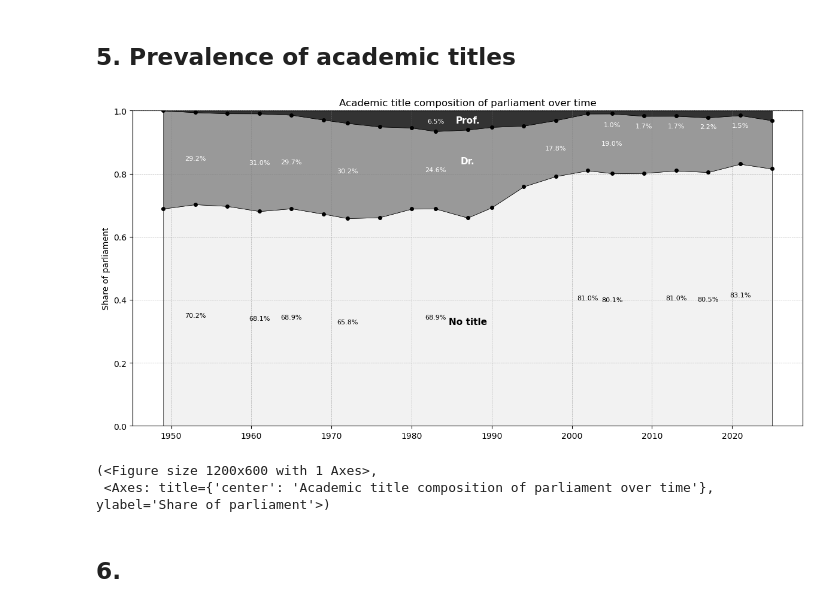
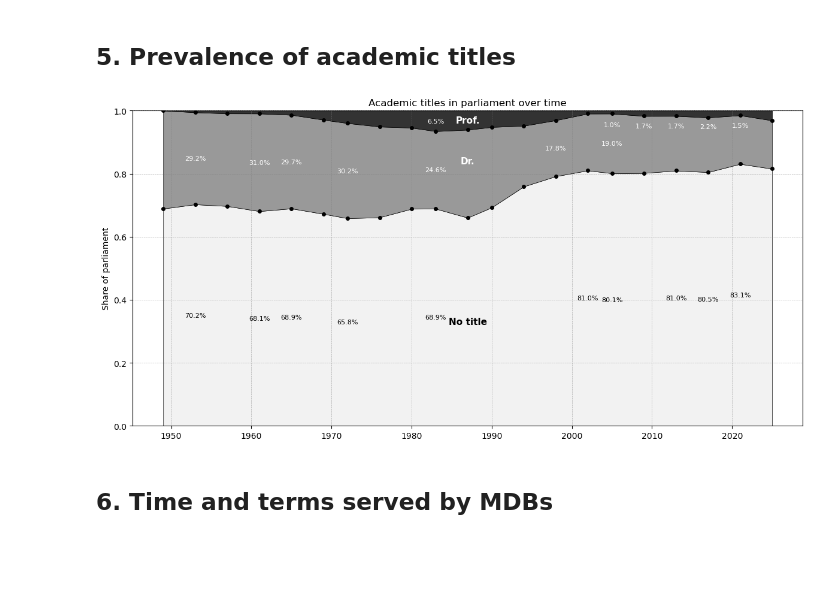
Before and after one commit to carl-lorenz/Visualization, a Jupyter notebook: Exam/1_members_of_german_parliament.ipynb, the cells around one changed output. Saved outputs shown, nothing was run; the diff lists cells and outputs as text; code cells hidden in the pictures; blank space fills up the shorter version.

```diff
--- a/Exam/1_members_of_german_parliament.ipynb
+++ b/Exam/1_members_of_german_parliament.ipynb
@@ -946,10 +848,4 @@ plt.show()
 # %%
-gender_offsets_y = {
-    'female': 0.15,
-    'diverse': 0.0,
-    'male': -0.15
-}
-
 parties = [p for p in PARTY_ORDER if p in wp_df['Party'].unique()]
 n_cols, n_rows = 3, 3
 
@@ -984,7 +880,7 @@ for i, party in enumerate(parties):
         # Plotting the counts:
         ax.scatter(
             counts['election_y_int'],
-            counts['y_pos'] + gender_offsets_y[gender],
+            counts['y_pos'] + GENDER_OFFSETS[gender],
             s=(counts['count']) * 5,
             color=color,
             marker=marker,
@@ -1286,15 +1048,9 @@ def plot_stacked_share(
 # %%
-plot_stacked_share(
-    wp_df,
-    terms_df,
-    cat_col='Acad_Title',
-    categories=['No title', 'Dr.', 'Prof.'],
-    title='Academic title composition of parliament over time'
-)
+plot_stacked_share('Acad_Title', 'Academic titles in parliament over time', ['Prof.', 'Dr.', 'No title'])
+
+plt.show()
 # %% [output]
-[figure, old version]
+[figure, new version]
-(<Figure size 1200x600 with 1 Axes>,
- <Axes: title={'center': 'Academic title composition of parliament over time'}, ylabel='Share of parliament'>)
 # %% [markdown]
-## 6.
+## 6. Time and terms served by MDBs
 # %%
```
Also changed, not shown: parts of 15 cells of this notebook.
